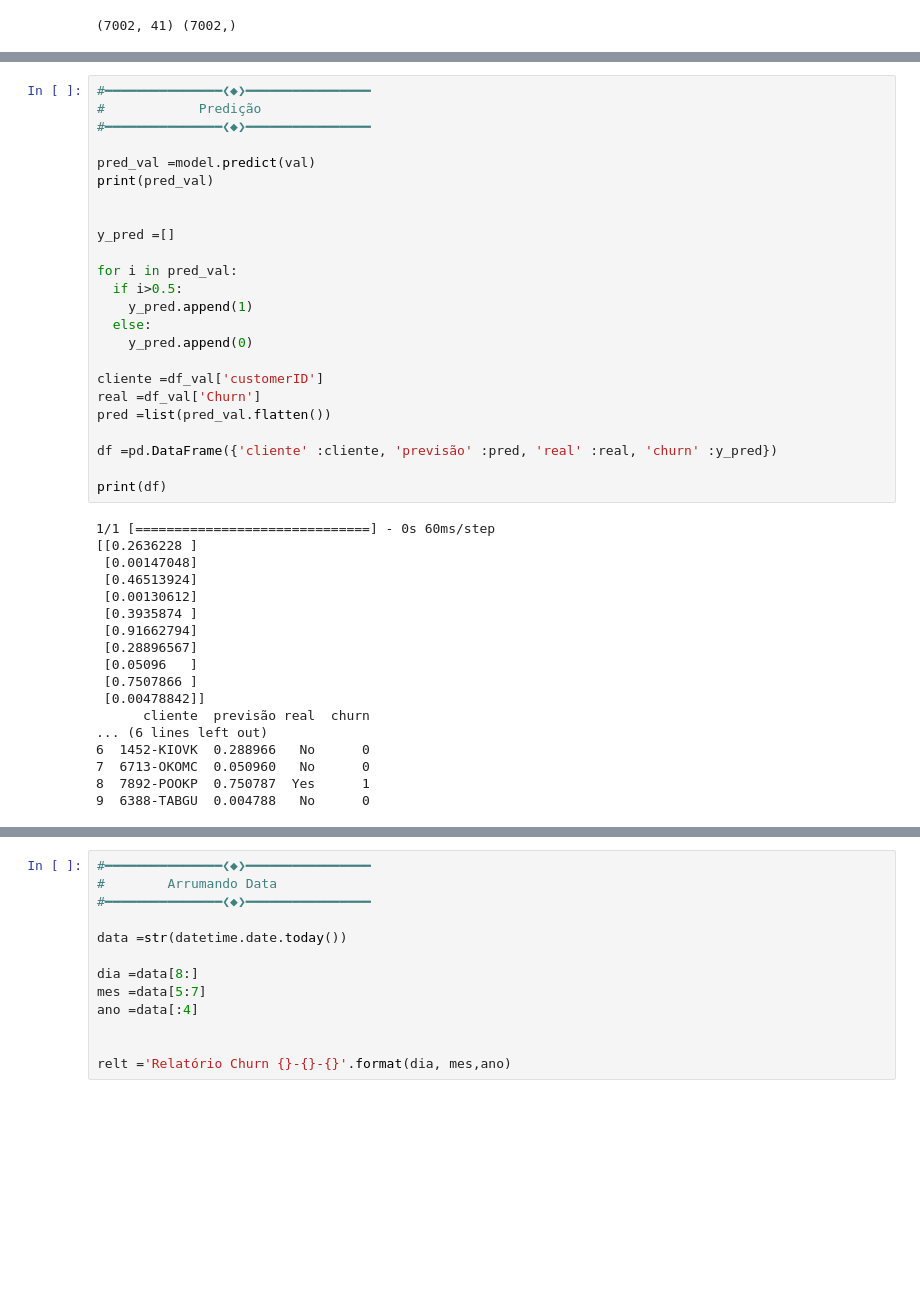
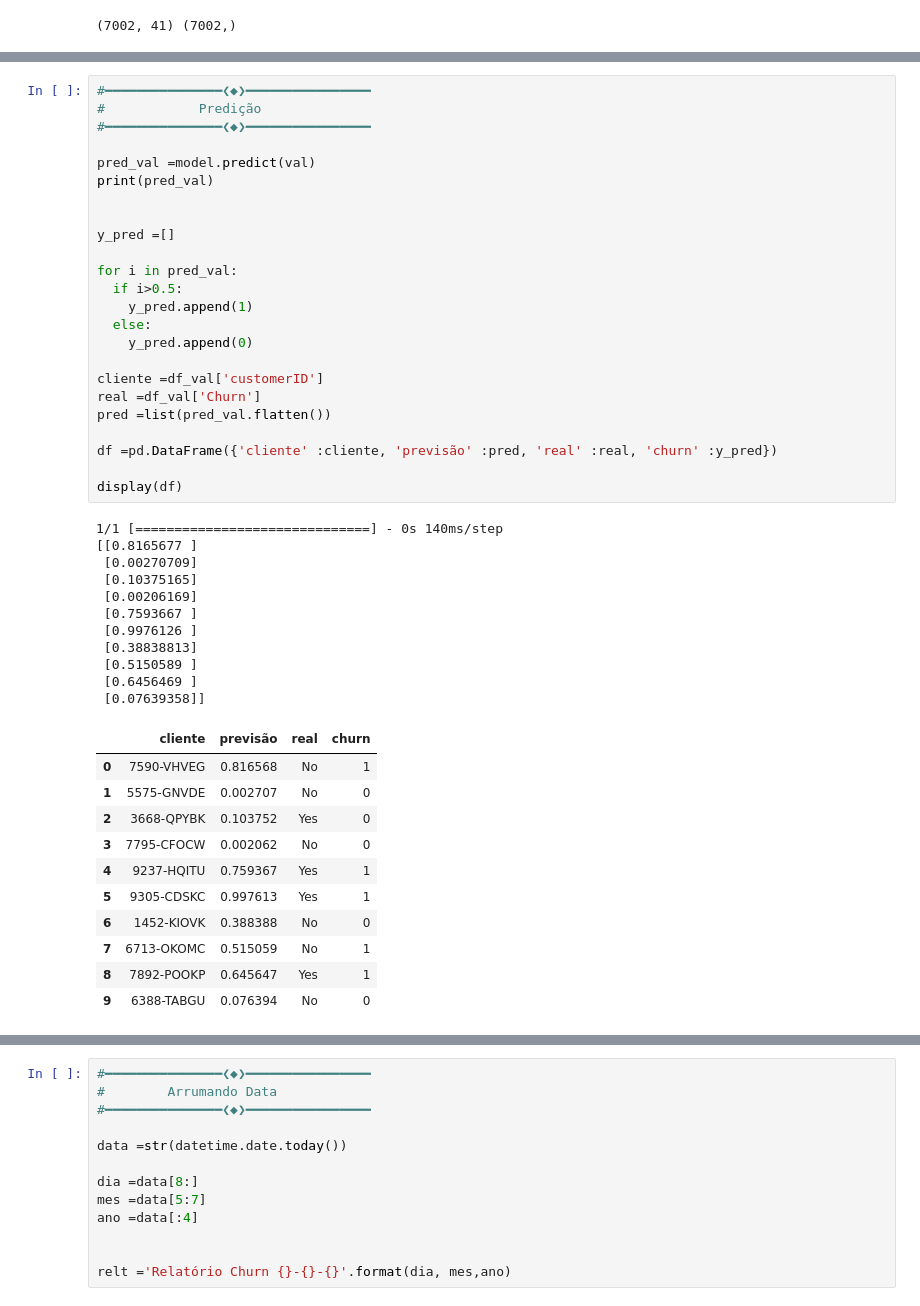
Before and after one commit to TcheloBorgas/SettLink, a Jupyter notebook: Software/Ragnar v3.ipynb, the cells around one changed output, grey strips where cells are left out. Cells and saved outputs as stored; diff of their text form; blank space fills up the shorter version.

```diff
--- a/Software/Ragnar v3.ipynb
+++ b/Software/Ragnar v3.ipynb
@@ -366,45 +366,50 @@ Epoch 300/300
 # %%
 #━━━━━━━━━━━━━━━❮◆❯━━━━━━━━━━━━━━━━
 #            Predição
 #━━━━━━━━━━━━━━━❮◆❯━━━━━━━━━━━━━━━━
 
 pred_val =model.predict(val)
 print(pred_val)
 
 
 y_pred =[]
 
 for i in pred_val:
   if i>0.5:
     y_pred.append(1)
   else:
     y_pred.append(0)
 
 cliente =df_val['customerID']
 real =df_val['Churn']
 pred =list(pred_val.flatten())
 
 df =pd.DataFrame({'cliente' :cliente, 'previsão' :pred, 'real' :real, 'churn' :y_pred})
 
-print(df)
+display(df)
 # %% [output]
-1/1 [==============================] - 0s 60ms/step
-[[0.2636228 ]
- [0.00147048]
- [0.46513924]
- [0.00130612]
- [0.3935874 ]
- [0.91662794]
- [0.28896567]
- [0.05096   ]
- [0.7507866 ]
- [0.00478842]]
-      cliente  previsão real  churn
-... (6 lines left out)
-6  1452-KIOVK  0.288966   No      0
-7  6713-OKOMC  0.050960   No      0
-8  7892-POOKP  0.750787  Yes      1
-9  6388-TABGU  0.004788   No      0
+1/1 [==============================] - 0s 140ms/step
+[[0.8165677 ]
+ [0.00270709]
+ [0.10375165]
+ [0.00206169]
+ [0.7593667 ]
+ [0.9976126 ]
+ [0.38838813]
+ [0.5150589 ]
+ [0.6456469 ]
+ [0.07639358]]
+|  | cliente | previsão | real | churn |
+| 0 | 7590-VHVEG | 0.816568 | No | 1 |
+| 1 | 5575-GNVDE | 0.002707 | No | 0 |
+| 2 | 3668-QPYBK | 0.103752 | Yes | 0 |
+| 3 | 7795-CFOCW | 0.002062 | No | 0 |
+| 4 | 9237-HQITU | 0.759367 | Yes | 1 |
+| 5 | 9305-CDSKC | 0.997613 | Yes | 1 |
+| 6 | 1452-KIOVK | 0.388388 | No | 0 |
+| 7 | 6713-OKOMC | 0.515059 | No | 1 |
+| 8 | 7892-POOKP | 0.645647 | Yes | 1 |
+| 9 | 6388-TABGU | 0.076394 | No | 0 |
 # %%
 #━━━━━━━━━━━━━━━❮◆❯━━━━━━━━━━━━━━━━
 #         Matriz de confusão
```
Also changed, not shown: parts of 7 cells of this notebook, 16 other files.
